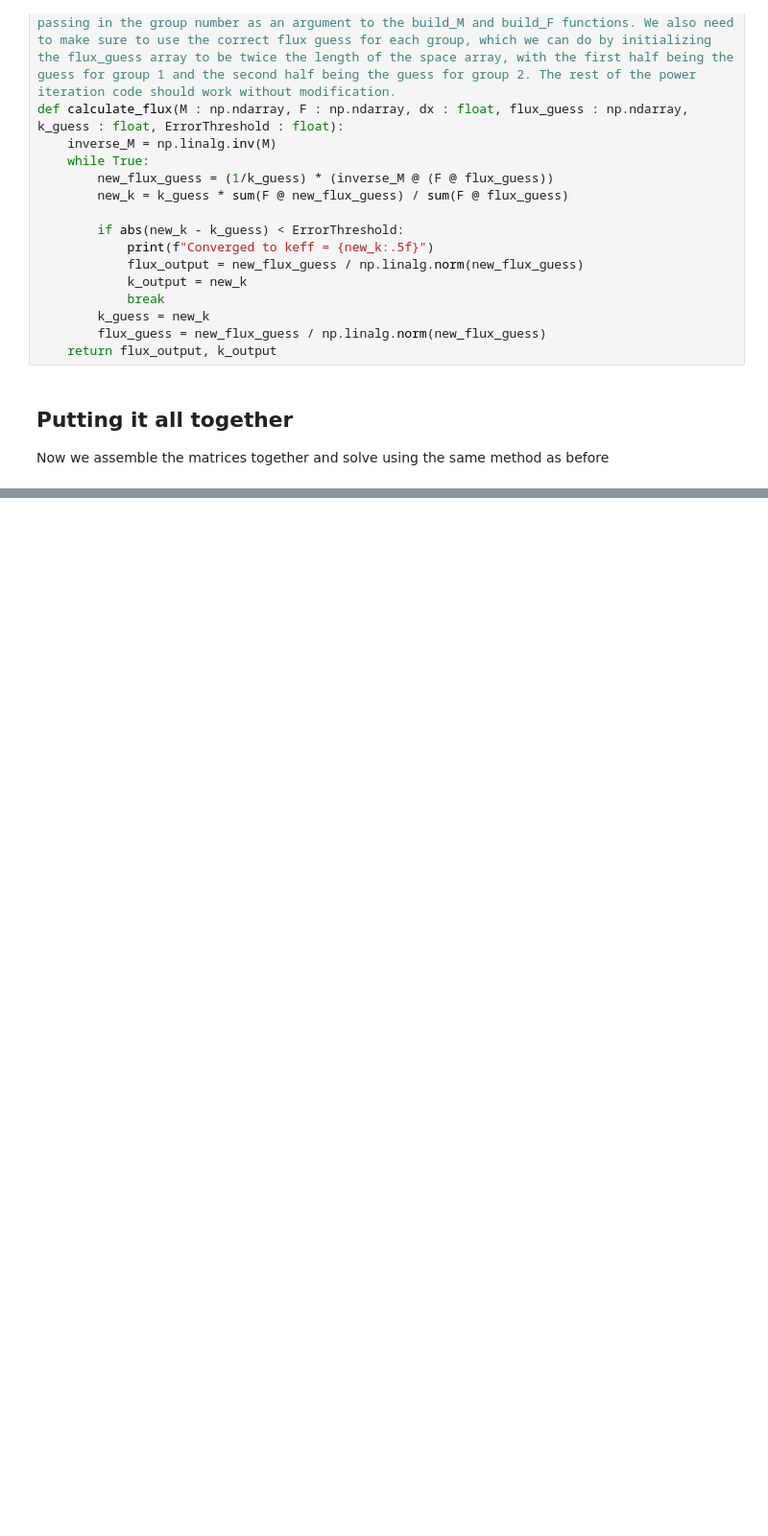
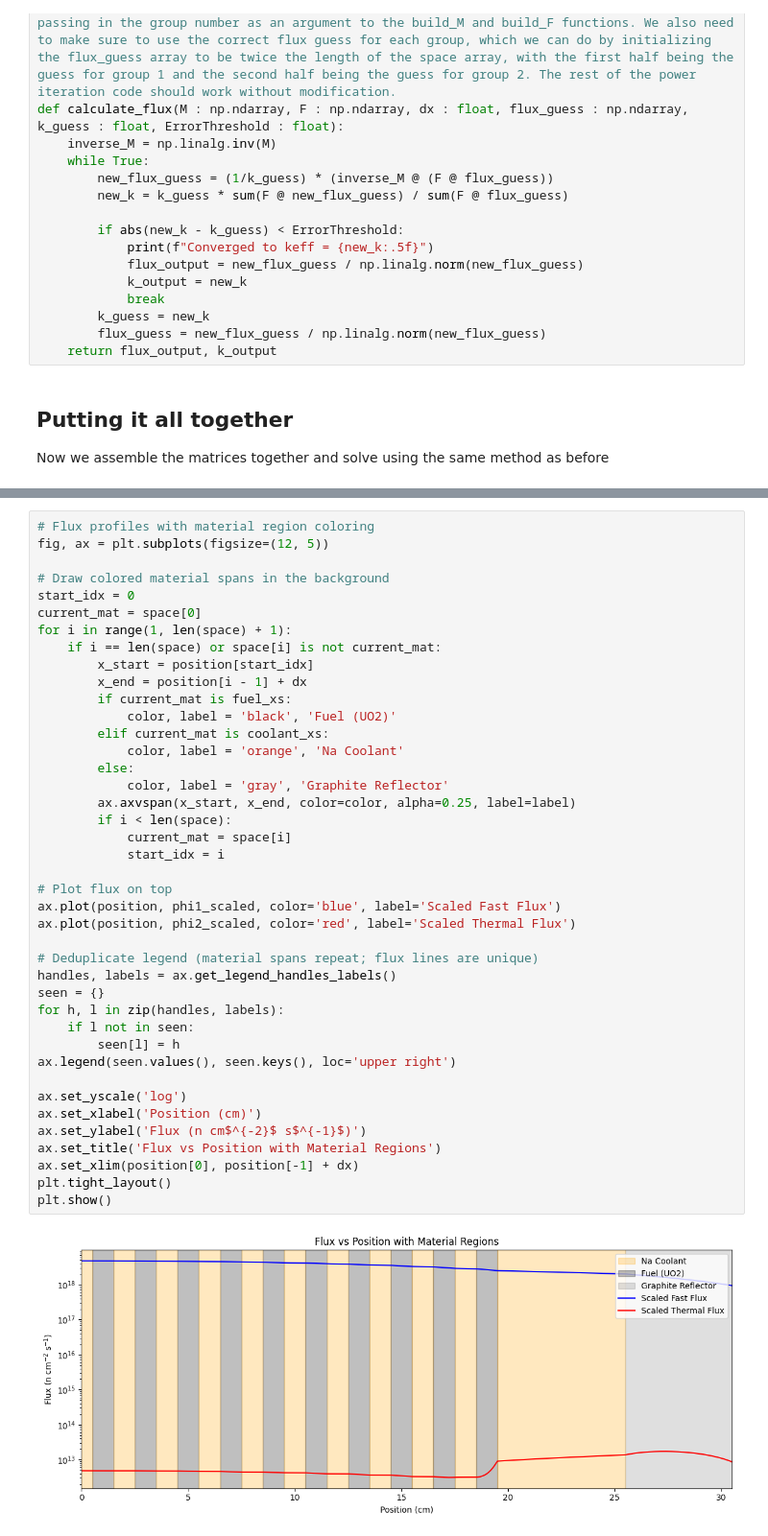
Before and after one commit to alexedwards02/ME388DNuclearFinalProject, a Jupyter notebook: Two_Group_Flux.ipynb, the cells around one changed output, grey strips where cells are left out. Shown at 96% size. Cells and saved outputs as stored; diff of their text form; blank space fills up the shorter version.

```diff
--- a/Two_Group_Flux.ipynb
+++ b/Two_Group_Flux.ipynb
@@ -420,0 +419,43 @@ Flux At Core Center (Thermal Group):  716704868211.6443
+# %%
+# Flux profiles with material region coloring
+fig, ax = plt.subplots(figsize=(12, 5))
+
+# Draw colored material spans in the background
+start_idx = 0
+current_mat = space[0]
+for i in range(1, len(space) + 1):
+    if i == len(space) or space[i] is not current_mat:
+        x_start = position[start_idx]
+        x_end = position[i - 1] + dx
+        if current_mat is fuel_xs:
+            color, label = 'black', 'Fuel (UO2)'
+        elif current_mat is coolant_xs:
+            color, label = 'orange', 'Na Coolant'
+        else:
+            color, label = 'gray', 'Graphite Reflector'
+        ax.axvspan(x_start, x_end, color=color, alpha=0.25, label=label)
+        if i < len(space):
+            current_mat = space[i]
+            start_idx = i
+
+# Plot flux on top
+ax.plot(position, phi1_scaled, color='blue', label='Scaled Fast Flux')
+ax.plot(position, phi2_scaled, color='red', label='Scaled Thermal Flux')
+
+# Deduplicate legend (material spans repeat; flux lines are unique)
+handles, labels = ax.get_legend_handles_labels()
+seen = {}
+for h, l in zip(handles, labels):
+    if l not in seen:
+        seen[l] = h
+ax.legend(seen.values(), seen.keys(), loc='upper right')
+
+ax.set_yscale('log')
+ax.set_xlabel('Position (cm)')
+ax.set_ylabel('Flux (n cm$^{-2}$ s$^{-1}$)')
+ax.set_title('Flux vs Position with Material Regions')
+ax.set_xlim(position[0], position[-1] + dx)
+plt.tight_layout()
+plt.show()
+# %% [output]
+[figure, added]
```
Also changed, not shown: parts of 4 cells of this notebook, 2 other files.
